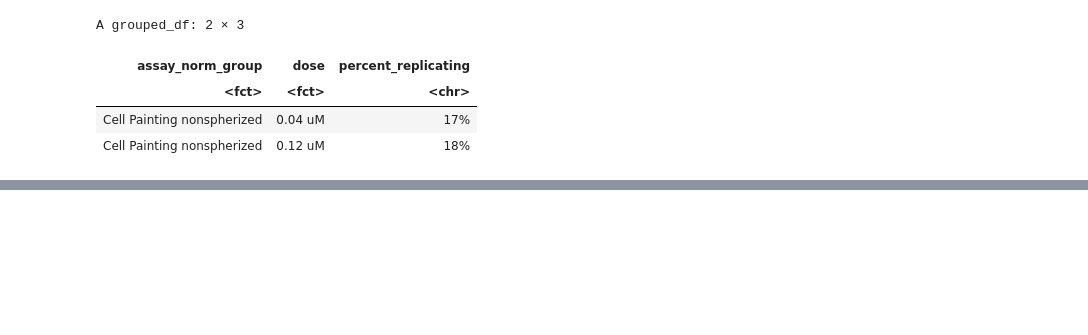
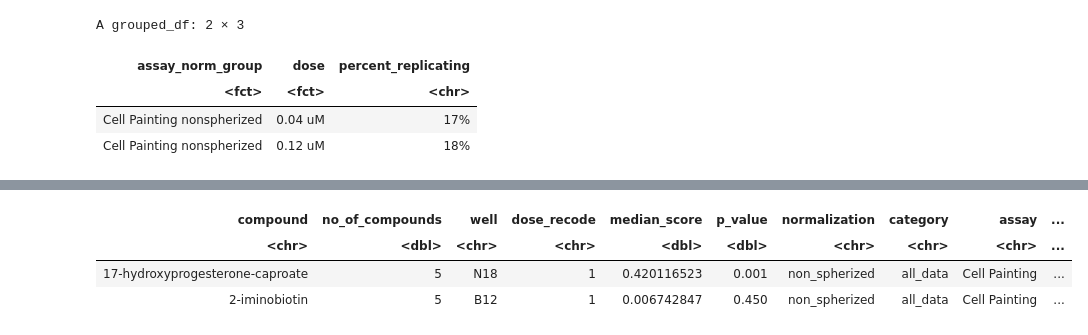
Before and after one commit to broadinstitute/lincs-profiling-complementarity, a Jupyter notebook: 6.paper_figures/supplementary-figure3.ipynb, the cells around one changed output, grey strips where cells are left out. Cells and saved outputs as stored; diff of their text form; code cells hidden in the pictures; blank space fills up the shorter version.

```diff
--- a/6.paper_figures/supplementary-figure3.ipynb
+++ b/6.paper_figures/supplementary-figure3.ipynb
@@ -100,3 +101,91 @@ A grouped_df: 2 × 3
 | <fct> | <fct> | <chr> |
 | Cell Painting nonspherized | 0.04 uM | 17% |
 | Cell Painting nonspherized | 0.12 uM | 18% |
+# %%
+# Load WELL MATCHED NULL percent replicating with different input data
+cell_painting_pr_spherized_pval <- load_percent_replicating_nonparametric_pvals(
+    assay="cellpainting",
+    results_dir=results_dir,
+    cp_file_indicator="",
+    well_specific_null=TRUE
+) %>% dplyr::mutate(
+    normalization="spherized",
+    category="all_data",
+    assay = "Cell Painting"
+)
+
+cell_painting_pr_nonspherized_pval <- load_percent_replicating_nonparametric_pvals(
+    assay="cellpainting",
+    results_dir=results_dir,
+    cp_file_indicator="_nonspherized",
+    well_specific_null=TRUE
+) %>% dplyr::mutate(
+    normalization="non_spherized",
+    category="all_data",
+    assay = "Cell Painting"
+)
+
+cell_painting_pr_subsample_pval <- load_percent_replicating_nonparametric_pvals(
+    assay="cellpainting",
+    results_dir=results_dir,
+    cp_file_indicator="_subsample",
+    well_specific_null=TRUE
+) %>% dplyr::mutate(
+    normalization="spherized",
+    category="subsampled",
+    assay = "Cell Painting"
+)
+
+l1000_pval <- load_percent_replicating_nonparametric_pvals(
+    assay="l1000",
+    results_dir=results_dir,
+    l1000_file_indicator="",
+    well_specific_null=TRUE
+) %>% dplyr::mutate(
+    normalization="non_spherized",
+    category="all_data",
+    assay = "L1000"
+)
+
+l1000_w_pval <- load_percent_replicating_nonparametric_pvals(
+    assay="l1000",
+    results_dir=results_dir,
+    l1000_file_indicator="W",
+    well_specific_null=TRUE
+) %>% dplyr::mutate(
+    normalization="spherized",
+    category="all_data",
+    assay = "L1000"
+)
+
+pr_pval_well_null_df <- dplyr::bind_rows(
+    cell_painting_pr_nonspherized_pval,
+    cell_painting_pr_spherized_pval,
+    cell_painting_pr_subsample_pval,
+    l1000_pval,
+    l1000_w_pval,
+) %>%
+    dplyr::mutate(
+        pass_thresh = p_value < threshold,
+        neg_log_10_p_val = -log10(p_value),
+        assay_norm_group = paste0(assay, " (", normalization, ")\n", category),
+        dose = dose_recode
+    )
+
+pr_pval_well_null_df$dose <- dplyr::recode_factor(pr_pval_well_null_df$dose_recode, !!!dose_rename)
+pr_pval_well_null_df$neg_log_10_p_val[pr_pval_well_null_df$neg_log_10_p_val == Inf] = 3.5
+
+recode_dataset_name <- c(
+    "Cell Painting (spherized)\nall_data" = "Cell Painting spherized",
+    "Cell Painting (spherized)\nsubsampled" = "Cell Painting subsampled",
+    "Cell Painting (non_spherized)\nall_data" = "Cell Painting nonspherized",
+    "L1000 (spherized)\nall_data" = "L1000 spherized",
+    "L1000 (non_spherized)\nall_data" = "L1000 nonspherized"
+)
+
+pr_pval_well_null_df$assay_norm_group <- dplyr::recode(pr_pval_well_null_df$assay_norm_group, !!!recode_dataset_name)
+pr_pval_well_null_df$assay_norm_group <- factor(pr_pval_well_null_df$assay_norm_group, levels = paste(recode_dataset_name))
+
+print(dim(pr_pval_well_null_df))
+head(pr_pval_well_null_df, 2)
+# %% [output]
@@ -102,0 +194,4 @@ A grouped_df: 2 × 3
+| compound | no_of_compounds | well | dose_recode | median_score | p_value | normalization | category | assay | ... |
+| <chr> | <dbl> | <chr> | <chr> | <dbl> | <dbl> | <chr> | <chr> | <chr> | ... |
+| 17-hydroxyprogesterone-caproate | 5 | N18 | 1 | 0.420116523 | 0.001 | non_spherized | all_data | Cell Painting | ... |
+| 2-iminobiotin | 5 | B12 | 1 | 0.006742847 | 0.450 | non_spherized | all_data | Cell Painting | ... |
```
Also changed, not shown: parts of 9 cells of this notebook, 10 other files.
